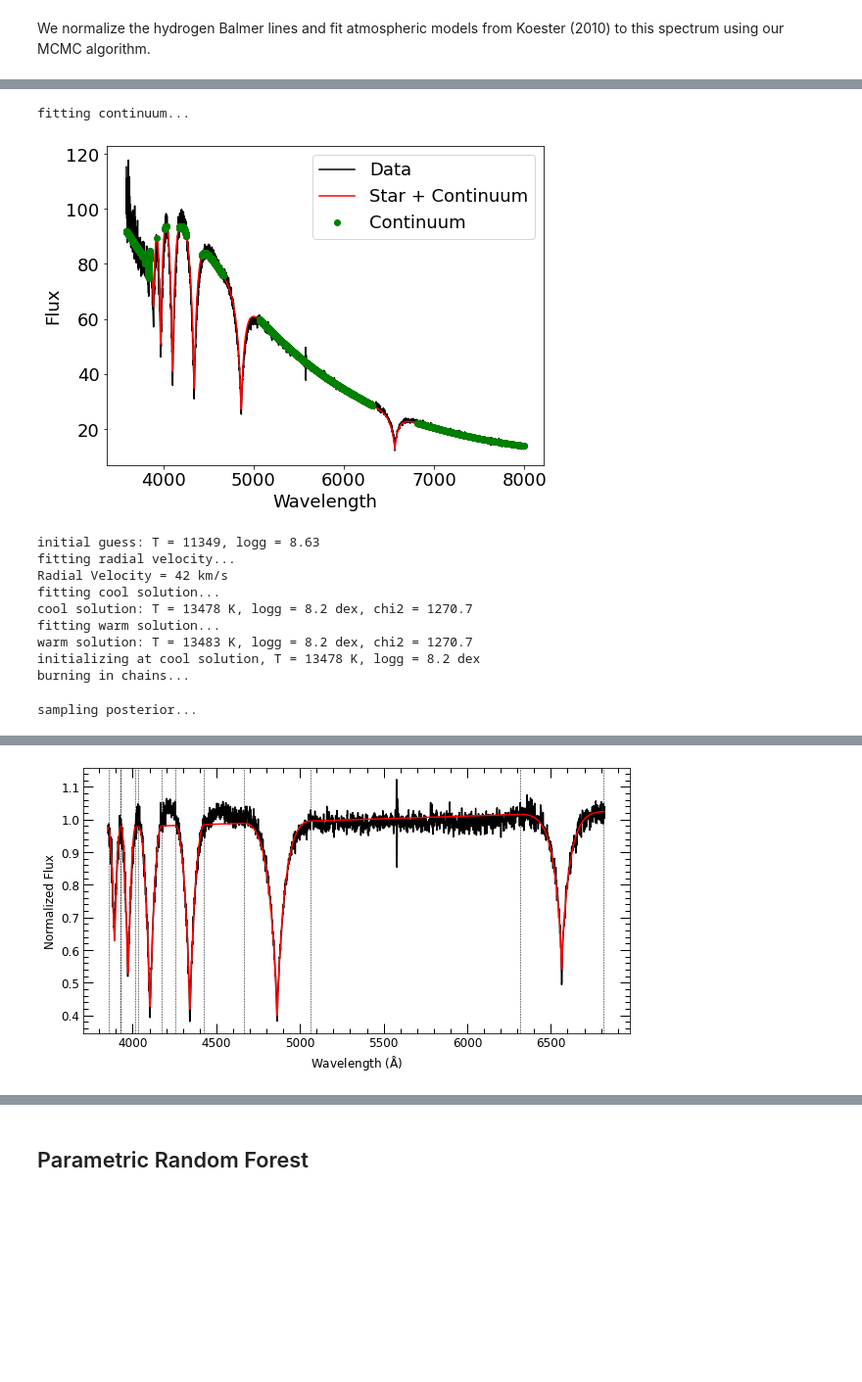
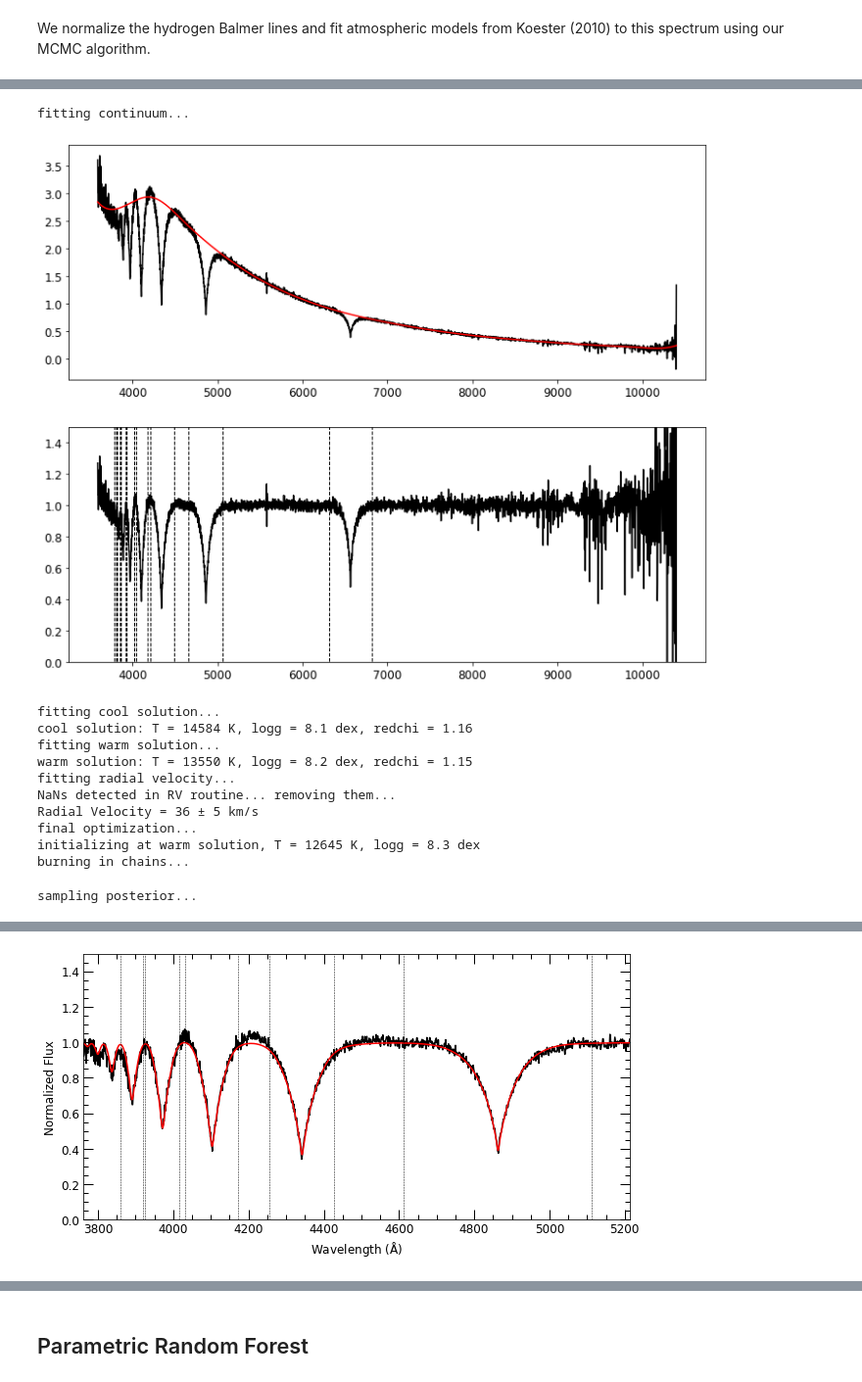
Before and after one commit to vedantchandra/wdtools, a Jupyter notebook: docs/examples/1_fitting_wd_spectra.ipynb, the cells around one changed output, grey strips where cells are left out. Shown at 98% size. Drawn from its saved outputs; the diff is of its cells as text; code cells hidden in the pictures; blank space fills up the shorter version.

```diff
--- a/docs/examples/1_fitting_wd_spectra.ipynb
+++ b/docs/examples/1_fitting_wd_spectra.ipynb
@@ -41,18 +44,20 @@ We pass the instrumental resolution in Angstroms when we initialize `GFP`. The t
 # %%
 labels, e_labels, redchi = gfp.fit_spectrum(wl, flux, ivar,
-                                mcmc = True, nwalkers = 50, burn = 50, ndraws = 50,
+                                mcmc = True, nwalkers = 25, burn = 50, ndraws = 50,
                                 plot_init = True, make_plot = True, plot_corner = True, savename = 'example',
-                                verbose = True)
+                                verbose = True, norm_kw = dict(sfac = 0.65),
+                                lines = ['beta', 'gamma', 'delta', 'eps', 'h8'])
 # %% [output]
 fitting continuum...
-[figure, old version]
+[figure, new version]
-initial guess: T = 11349, logg = 8.63
+fitting cool solution...
+cool solution: T = 14584 K, logg = 8.1 dex, redchi = 1.16
+fitting warm solution...
+warm solution: T = 13550 K, logg = 8.2 dex, redchi = 1.15
 fitting radial velocity...
-Radial Velocity = 42 km/s
-fitting cool solution...
-cool solution: T = 13478 K, logg = 8.2 dex, chi2 = 1270.7
-fitting warm solution...
-warm solution: T = 13483 K, logg = 8.2 dex, chi2 = 1270.7
-initializing at cool solution, T = 13478 K, logg = 8.2 dex
+NaNs detected in RV routine... removing them...
+Radial Velocity = 36 ± 5 km/s
+final optimization...
+initializing at warm solution, T = 12645 K, logg = 8.3 dex
 burning in chains...
 sampling posterior...
@@ -61,4 +66,4 @@ sampling posterior...
-[figure, old version]
+[figure, new version]
 # %%
 print('Teff = %i ± %i Kelvin' % (labels[0], e_labels[0]))
 print('logg = %.2f ± %.2f log[cm/s^2]' % (labels[1], e_labels[1]))
```
Also changed, not shown: parts of 11 cells of this notebook, 4 other files.
